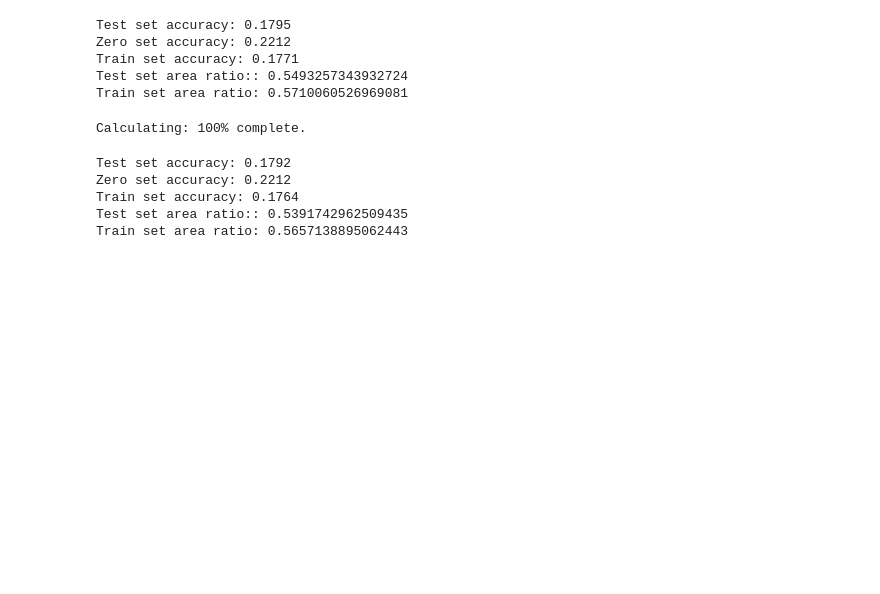
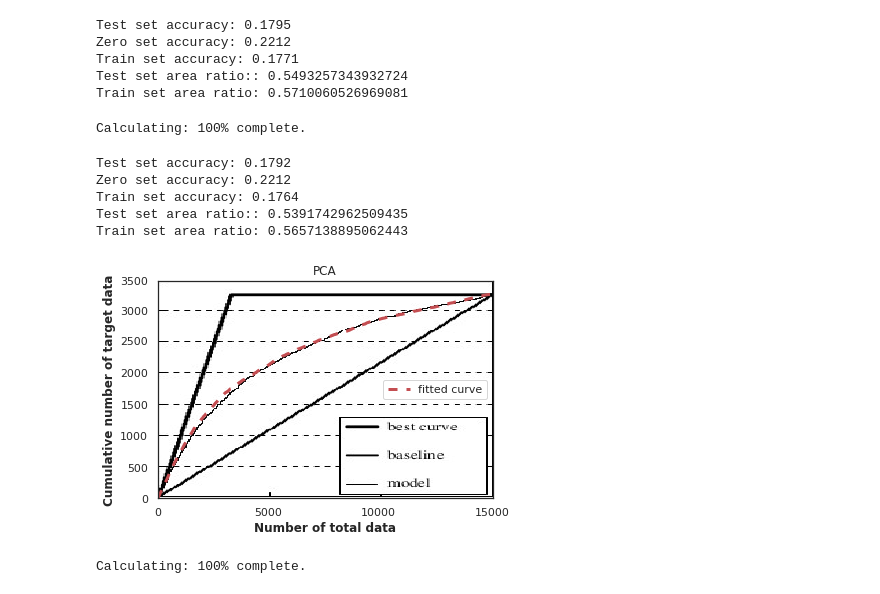
Before and after one commit to jkismul/MachineLearning, a Jupyter notebook: Project2/scr/NN_self.ipynb, the cells around one changed output. Drawn from its saved outputs; the diff is of its cells as text; code cells hidden in the pictures; blank space fills up the shorter version.

```diff
--- a/Project2/scr/NN_self.ipynb
+++ b/Project2/scr/NN_self.ipynb
@@ -938,3 +940,40 @@ Test set area ratio:: 0.5391742962509435
 Train set area ratio: 0.5657138895062443
 # %%
 # would expect trobule with small batches on biased data sets?
+# %%
+def plot_lift(h,method):
+    backg=np.array(Image.open("/home/janfki/Desktop/ML/Project2/Gains_NN.jpg"))
+
+    fig, ax2 = plt.subplots(1,1)
+    ax2.plot(h[1].get_xdata(), h[1].get_ydata(),'r--',dashes=(3,3), lw=3, label='fitted curve')
+    ax2.legend(loc='right')
+    ax2.imshow(backg,aspect='auto',extent=[0,1,0,1.065])
+
+    ax2.set_title(method)
+    ax2.set_xlabel('Number of total data',fontweight='bold')
+    ax2.set_ylabel('Cumulative number of target data',fontweight='bold')
+
+    ax2.set_xticks((0,0.33,0.66,1))
+    ax2.set_xticklabels((0,5000,10000,15000))
+    ax2.set_yticks((0,0.15,0.307,0.46,0.614,0.77,0.92,1.065))
+    ax2.set_yticklabels((0,500,1000,1500,2000,2500,3000,3500));
+    plt.show()
+# %%
+def calc_area_ratio(pred,real):
+    fig,ax = plt.subplots(1,1)
+    y_te = two(pred)
+    skplt.metrics.plot_cumulative_gain(real.ravel(), y_te,ax=ax)
+    ax.grid(b=None)
+    hh,ll=ax.get_legend_handles_labels()
+    plt.close()
+    defaults = sum(real == 1)
+    total = len(real)
+    defaultRate = defaults/total
+
+    bestie=bestCurve(defaults,total,defaultRate)
+    dia = np.linspace(0,1,15000)
+    classi=hh[1].get_ydata()
+    diff_c = np.sum(classi)-np.sum(dia)
+    diff_b = np.sum(bestie[1])-np.sum(dia)+1 #adding a 1 on the end of bestie for dimensions?
+    area_ratio = diff_c/diff_b
+    return area_ratio,hh
@@ -940,0 +994,20 @@ Train set area ratio: 0.5657138895062443
+# %%
+from PIL import Image
+plot_lift(calc_area_ratio(Y_test_hat_cc.T, yTest_cc)[1],'PCA')
+# %% [output]
+[figure, added]
+# %%
+test_accuracy_=[]
+for i in range(XTrain_cc.shape[1]):
+    n_comp = i
+    pca = PCA(n_components=n_comp)
+    X2D = pca.fit_transform(XTrain_cc)
+    X2Dt = pca.transform(XTest_cc)
+    nodes_per_layer = [100,100]
+    activation_per_layer = ['ReLU','ReLU']
+    with_pca = binaryNN(X2D,np.squeeze(yTrain_cc),X2Dt,np.squeeze(yTest_cc),nodes_per_layer,activation_per_layer,epochs=100)
+    with_pca.train()
+    y_hatted = with_pca.forward_propagation(X2Dt)
+    test_accuracy_.append(with_pca.accuracy(y_hatted, yTest_cc))
+# %% [output]
+Calculating: 100% complete.
```
Also changed, not shown: parts of 17 cells of this notebook.
